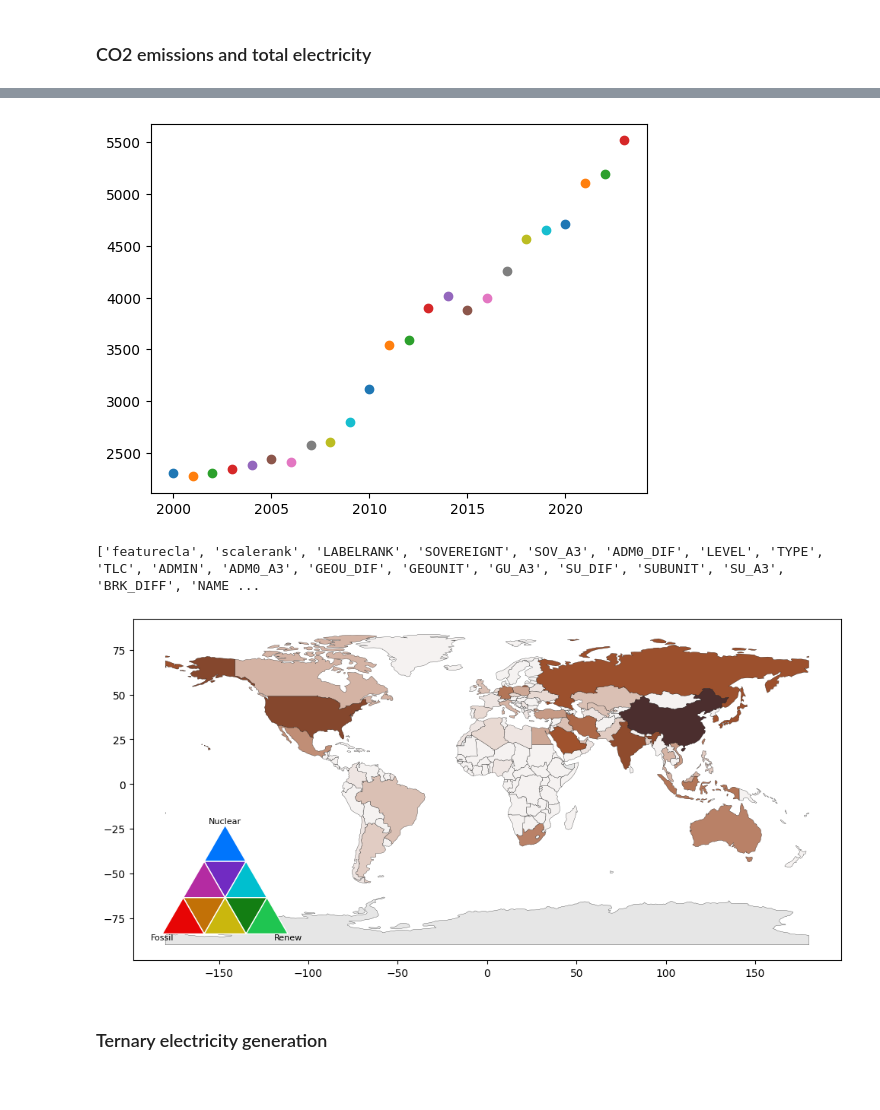
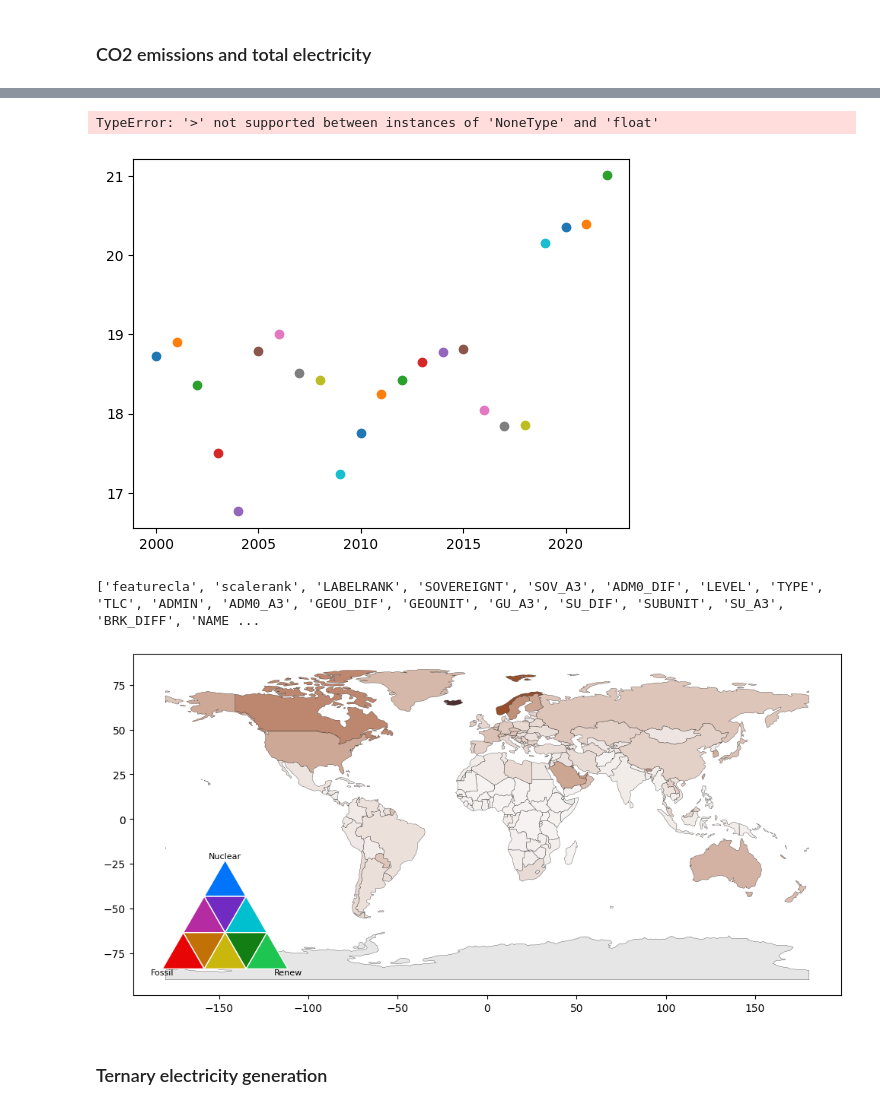
Before and after one commit to raulgarciadiez/energy_maps, a Jupyter notebook: color_code.ipynb, the cells around one changed output, grey strips where cells are left out. Saved outputs shown, nothing was run; the diff lists cells and outputs as text; code cells hidden in the pictures.

Commit message:
added per capita

```diff
--- a/color_code.ipynb
+++ b/color_code.ipynb
@@ -37,31 +37,32 @@ def build_year_results(filtered_dict, CATEGORY_MAPPING):
         # back to nested dict: {ISO: {var: value}}
         nested_dict = wide.to_dict(orient='index')
 
-        # --- compute Population and remove Demand / Demand per capita ---
-        #for country, data in nested_dict.items():
-        #    try:
-        #        demand = data.get("Demand", 0)
-        #        demand_pc = data.get("Demand per capita", 1)  # avoid division by zero
-        #        data["Population"] = demand * 1e6 / demand_pc
-        #        data.pop("Demand", None)
-        #        data.pop("Demand per capita", None)
-        #    except ZeroDivisionError:
-        #        pass
-
         for country, data in nested_dict.items():
             demand = data.get("Demand")
             demand_pc = data.get("Demand per capita")
 
-            # handle missing or zero values
+            # Population
             if demand is None or demand_pc in (None, 0):
                 data["Population"] = None
             else:
                 data["Population"] = demand * 1e6 / demand_pc
 
-            # remove the original columns
             data.pop("Demand", None)
             data.pop("Demand per capita", None)
 
+            # --- compute per-capita metrics ---
+            pop = data.get("Population")
+            if pop not in (None, 0):
+                if "Total emissions" in data:
+                    data["Total emissions per capita"] = 1e6*data["Total emissions"] / pop
+                # if "Total Generation" exists, compute per capita too
+                if "Total Generation" in data:
+                    data["Total Generation per capita"] = 1e6*data["Total Generation"] / pop
+            else:
+                if "Total emissions" in data:
+                    data["Total emissions per capita"] = None
+                if "Total Generation" in data:
+                    data["Total Generation per capita"] = None
         year_results[year] = nested_dict
 
     return year_results
@@ -111,6 +112,9 @@ CATEGORY_MAPPING = {
 
 year_results = build_year_results(filtered_dict, CATEGORY_MAPPING)
 
+for year, countries in year_results.items():
+    countries.pop("NIU", None)  # safely remove NIU if it exists
+
 ###############################################################
 # store only the share of the aggregated 3 fields of interest(nuclear, renewable and fossil)
 ###############################################################
@@ -382,9 +408,10 @@ plt.show()
 Year =2020
 for Year in range(2000,2024):
     #plt.scatter(range(len(year_results[Year])),sorted([data.get("Total emissions", 0) for data in year_results[Year].values()]))
-    plt.scatter(Year,max([data.get("Total emissions", 0) for data in year_results[Year].values()]))
+    plt.scatter(Year,max([data.get("Total emissions per capita", 0) for data in year_results[Year].values()]))
 # %% [output]
+TypeError: '>' not supported between instances of 'NoneType' and 'float'
-[figure, old version]
+[figure, new version]
 # %%
 Year =2020
 
@@ -396,41 +423,41 @@ colors = [
     #(0.67, "#4B2E2E"),      # dark brown
     #(0.33, "#A0522D"),      # brown
     (0.0, "#F5F2F1"),      # light green / clean
-    (0.05, "#A0522D"),      # brown
+    (0.5, "#A0522D"),      # brown
     (1.0, "#4B2E2E"),        # very contaminated
 ]
 
-cmap = mcolors.LinearSegmentedColormap.from_list("Total emissions", colors)
-norm = mcolors.Normalize(vmin=0, vmax=max([data.get("Total emissions", 0) for data in year_results[Year].values()]))
+cmap = mcolors.LinearSegmentedColormap.from_list("Total Generation per capita", colors)
+norm = mcolors.Normalize(vmin=0, vmax=max([data.get("Total Generation per capita", 0) for data in year_results[Year].values()]))
 
 world["color"] = [
-    cmap(norm(year_results[Year][iso]["Total emissions"]))
+    cmap(norm(year_results[Year][iso]["Total Generation per capita"]))
     #ternary_to_rgb_scaled(*countries_shares[iso], base_colors, caps)
     if iso in year_countries_shares[Year] else (0.9, 0.9, 0.9)
     for iso in world["ISO_A3_EH"]
 ]
 
 # Plot
 fig, ax = plt.subplots(figsize=(12, 6))
 world.plot(color=world["color"], ax=ax, edgecolor="black", linewidth=0.2)
 
 # Add ternary legend as inset
 from mpl_toolkits.axes_grid1.inset_locator import inset_axes
 axins = inset_axes(ax, width="20%", height="35%", loc='lower left', borderpad=2)
 
 draw_quantized_ternary(axins, color_func, N=3)
 axins.set_aspect('equal')
 axins.axis('off')
 
 # Optional: label corners
 axins.text(0, 0, "Fossil", ha='center', va='top', fontsize=8)
 axins.text(1, 0, "Renew", ha='center', va='top', fontsize=8)
 axins.text(0.5, np.sqrt(3)/2, "Nuclear", ha='center', va='bottom', fontsize=8)
 
 plt.show()
 # %% [output]
 ['featurecla', 'scalerank', 'LABELRANK', 'SOVEREIGNT', 'SOV_A3', 'ADM0_DIF', 'LEVEL', 'TYPE', 'TLC', 'ADMIN', 'ADM0_A3', 'GEOU_DIF', 'GEOUNIT', 'GU_A3', 'SU_DIF', 'SUBUNIT', 'SU_A3', 'BRK_DIFF', 'NAME ...
-[figure, old version]
+[figure, new version]
 # %% [markdown]
 ### Ternary electricity generation
 # %%
```
Also changed, not shown: parts of 2 cells of this notebook.
